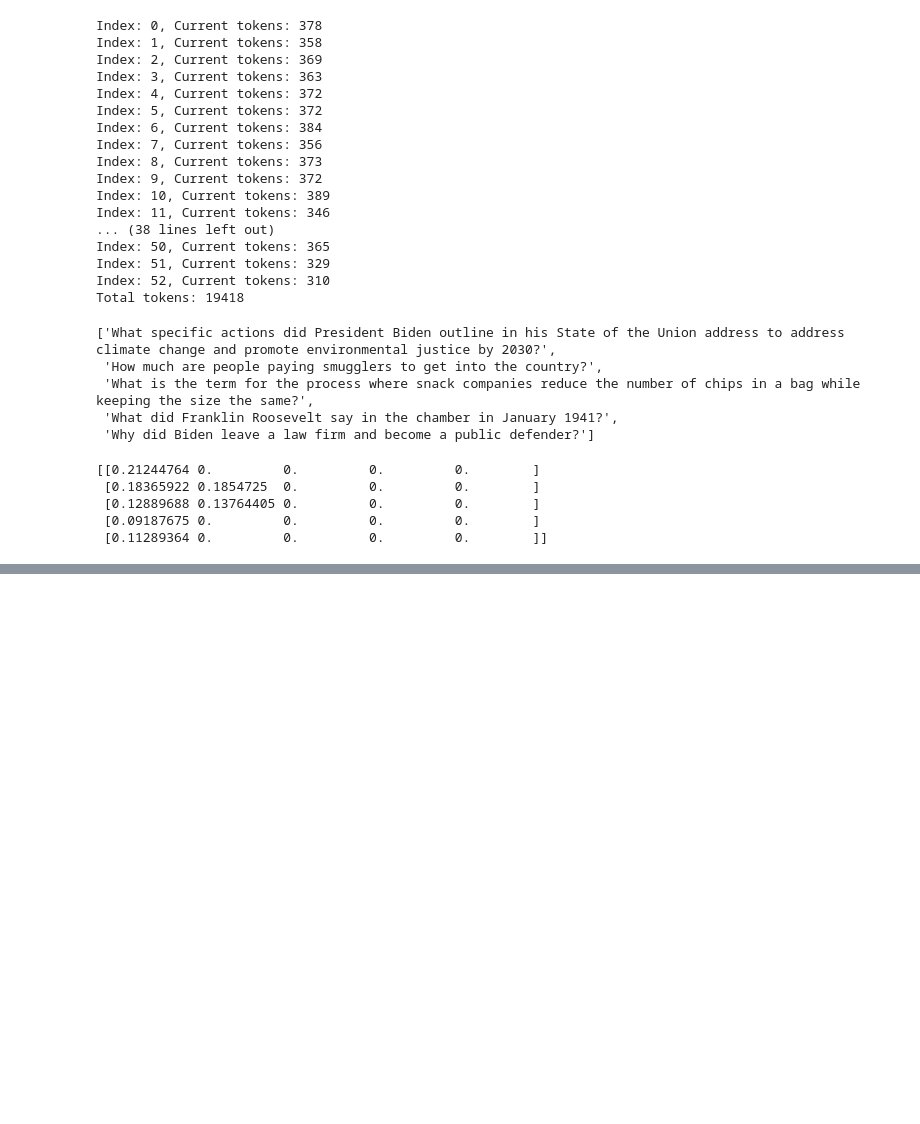
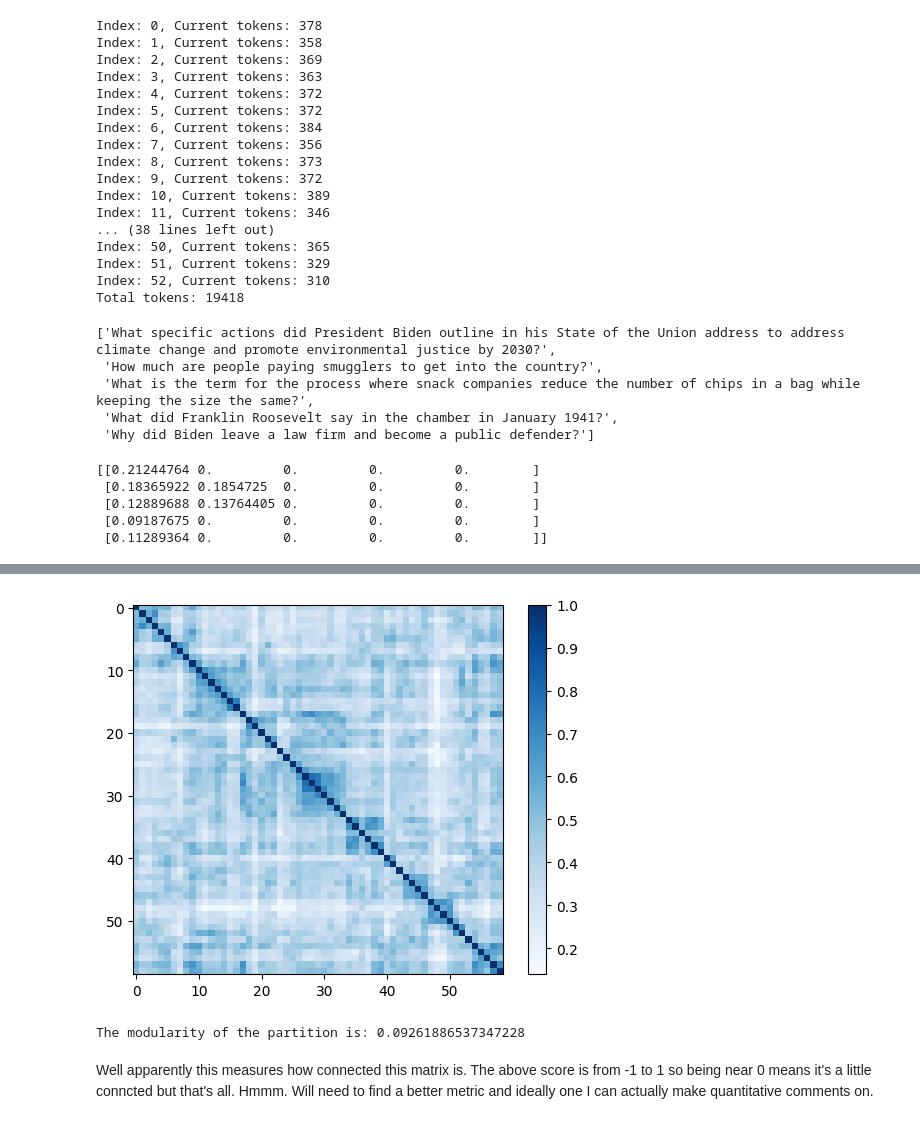
Before and after one commit to brandonstarxel/semantic-chunker, a Jupyter notebook: notebooks/lab_book.ipynb, the cells around one changed output, grey strips where cells are left out. Drawn from its saved outputs; the diff is of its cells as text; code cells hidden in the pictures; blank space fills up the shorter version.

Commit message:
more metric work

```diff
--- a/notebooks/lab_book.ipynb
+++ b/notebooks/lab_book.ipynb
@@ -1240,0 +1349,64 @@ array([0.14595483, 0.06462331, 0.        , 0.        , 0.        ])
+# %%
+from langchain_text_splitters import RecursiveCharacterTextSplitter, TokenTextSplitter
+
+splitter = RecursiveCharacterTextSplitter(
+    # chunk_size=1024,
+    # chunk_overlap=256,
+    chunk_size=200,
+    chunk_overlap=0,
+    length_function=num_tokens_from_string
+)
+
+docs = splitter.split_text(data)
+# %%
+from openai import OpenAI
+import os
+
+OPENAI_API_KEY = os.getenv('OPENAI_CHROMA_API_KEY')
+client = OpenAI(api_key=OPENAI_API_KEY)
+
+response = client.embeddings.create(
+    input=docs,
+    model="text-embedding-3-small"
+)
+# %%
+import numpy as np
+
+N = len(docs)
+
+similarity_matrix = None
+embedding_matrix = np.zeros((N, len(response.data[0].embedding)))
+
+for i, embedding_obj in enumerate(response.data):
+    embedding = np.array(embedding_obj.embedding)
+    embedding_matrix[i] = embedding
+
+similarity_matrix = np.dot(embedding_matrix, embedding_matrix.T)
+# %%
+import numpy as np
+import matplotlib.pyplot as plt
+
+# Display the similarity matrix
+plt.imshow(similarity_matrix, cmap='Blues', interpolation='nearest')
+plt.colorbar()
+plt.show()
+# %% [output]
+[figure, added]
+# %%
+import networkx as nx
+import community as community_louvain
+
+# Create a graph from the numpy array
+G = nx.from_numpy_array(similarity_matrix)
+
+# Use the Louvain method to find the best partition
+partition = community_louvain.best_partition(G)
+
+# Calculate the modularity based on this partition
+modularity = community_louvain.modularity(partition, G)
+
+print(f"The modularity of the partition is: {modularity}")
+# %% [output]
+The modularity of the partition is: 0.09261886537347228
+# %% [markdown]
+Well apparently this measures how connected this matrix is. The above score is from -1 to 1 so being near 0 means it's a little conncted but that's all. Hmmm. Will need to find a better metric and ideally one I can actually make quantitative comments on.
```
Also changed, not shown: parts of 12 cells of this notebook, 1 other file.
